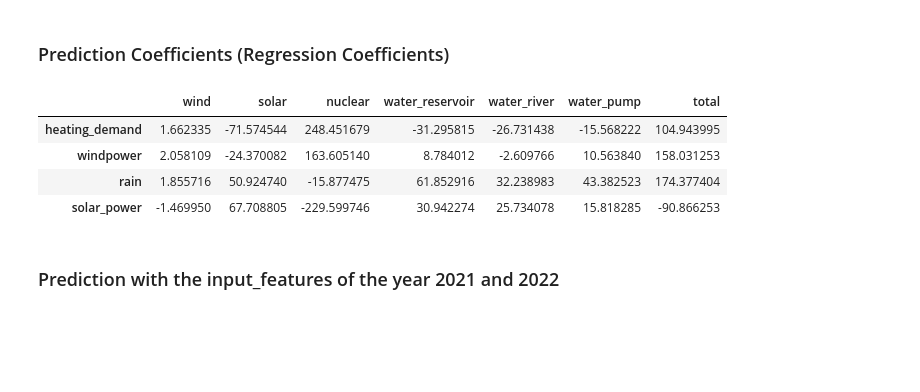
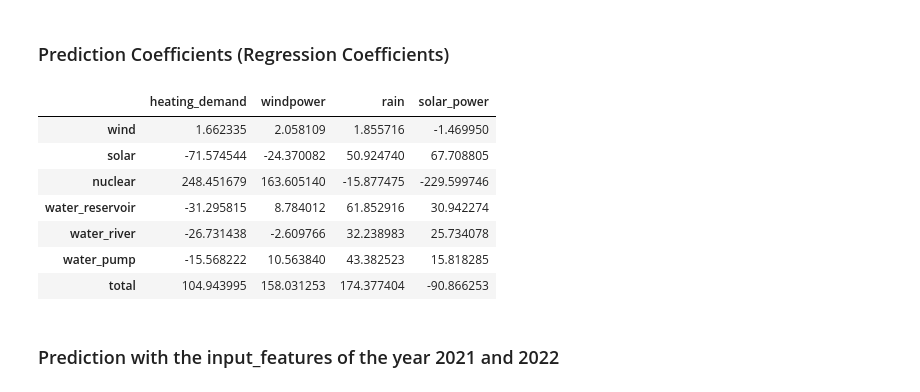
Before and after one commit to danielakomenda/scientific_programming_project, a Jupyter notebook: notebooks/data_visualisation/Create Model.ipynb, the cells around one changed output. Drawn from its saved outputs; the diff is of its cells as text; code cells hidden in the pictures; blank space fills up the shorter version.

```diff
--- a/notebooks/data_visualisation/Create Model.ipynb
+++ b/notebooks/data_visualisation/Create Model.ipynb
@@ -271,16 +271,19 @@ pls2 = pls2.fit(
 # %%
 regression_coefficients = pd.DataFrame(
     data = pls2.coef_,
-    index = input_features_weekly.columns,
-    columns = target_features_weekly.columns,
+    index = target_features_weekly.columns,
+    columns = input_features_weekly.columns,
 )
 regression_coefficients
 # %% [output]
-|  | wind | solar | nuclear | water_reservoir | water_river | water_pump | total |
-| heating_demand | 1.662335 | -71.574544 | 248.451679 | -31.295815 | -26.731438 | -15.568222 | 104.943995 |
-| windpower | 2.058109 | -24.370082 | 163.605140 | 8.784012 | -2.609766 | 10.563840 | 158.031253 |
-| rain | 1.855716 | 50.924740 | -15.877475 | 61.852916 | 32.238983 | 43.382523 | 174.377404 |
-| solar_power | -1.469950 | 67.708805 | -229.599746 | 30.942274 | 25.734078 | 15.818285 | -90.866253 |
+|  | heating_demand | windpower | rain | solar_power |
+| wind | 1.662335 | 2.058109 | 1.855716 | -1.469950 |
+| solar | -71.574544 | -24.370082 | 50.924740 | 67.708805 |
+| nuclear | 248.451679 | 163.605140 | -15.877475 | -229.599746 |
+| water_reservoir | -31.295815 | 8.784012 | 61.852916 | 30.942274 |
+| water_river | -26.731438 | -2.609766 | 32.238983 | 25.734078 |
+| water_pump | -15.568222 | 10.563840 | 43.382523 | 15.818285 |
+| total | 104.943995 | 158.031253 | 174.377404 | -90.866253 |
 # %%
 x_weights = round(pd.DataFrame(index=input_features_weekly.columns, data=pls2.x_weights_), 3)
 x_weights.index.name = "Weather Features"
```
Also changed, not shown: parts of 19 cells of this notebook, 8 other files.
